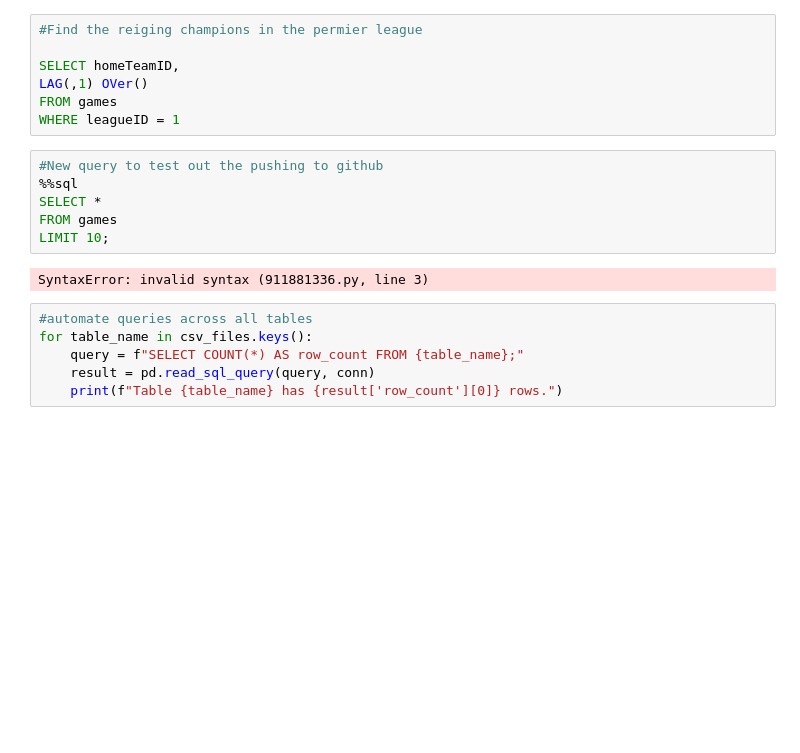
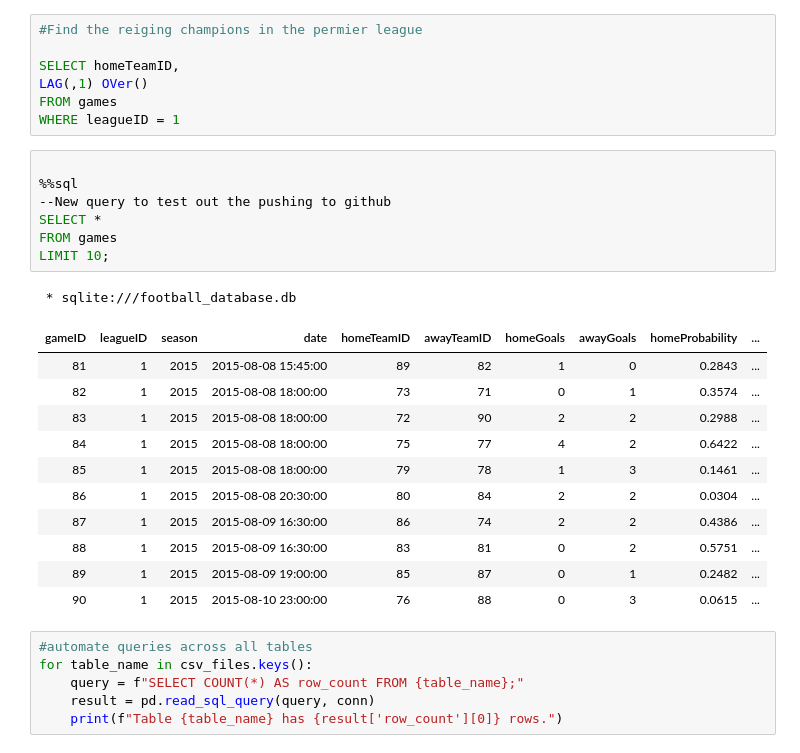
Before and after one commit to Zaki978/European-Soccer-SQL-Data-Project, a Jupyter notebook: EU Football SQL Project.ipynb, the cells around one changed output. Saved outputs shown, nothing was run; the diff lists cells and outputs as text; blank space fills up the shorter version.

```diff
--- a/EU Football SQL Project.ipynb
+++ b/EU Football SQL Project.ipynb
@@ -371,13 +382,25 @@ LAG(,1) OVer()
 FROM games
 WHERE leagueID = 1
 # %%
-#New query to test out the pushing to github
+
 %%sql
+--New query to test out the pushing to github
 SELECT *
 FROM games
 LIMIT 10;
 # %% [output]
-SyntaxError: invalid syntax (911881336.py, line 3)
+ * sqlite:///football_database.db
+| gameID | leagueID | season | date | homeTeamID | awayTeamID | homeGoals | awayGoals | homeProbability | ... |
+| 81 | 1 | 2015 | 2015-08-08 15:45:00 | 89 | 82 | 1 | 0 | 0.2843 | ... |
+| 82 | 1 | 2015 | 2015-08-08 18:00:00 | 73 | 71 | 0 | 1 | 0.3574 | ... |
+| 83 | 1 | 2015 | 2015-08-08 18:00:00 | 72 | 90 | 2 | 2 | 0.2988 | ... |
+| 84 | 1 | 2015 | 2015-08-08 18:00:00 | 75 | 77 | 4 | 2 | 0.6422 | ... |
+| 85 | 1 | 2015 | 2015-08-08 18:00:00 | 79 | 78 | 1 | 3 | 0.1461 | ... |
+| 86 | 1 | 2015 | 2015-08-08 20:30:00 | 80 | 84 | 2 | 2 | 0.0304 | ... |
+| 87 | 1 | 2015 | 2015-08-09 16:30:00 | 86 | 74 | 2 | 2 | 0.4386 | ... |
+| 88 | 1 | 2015 | 2015-08-09 16:30:00 | 83 | 81 | 0 | 2 | 0.5751 | ... |
+| 89 | 1 | 2015 | 2015-08-09 19:00:00 | 85 | 87 | 0 | 1 | 0.2482 | ... |
+| 90 | 1 | 2015 | 2015-08-10 23:00:00 | 76 | 88 | 0 | 3 | 0.0615 | ... |
 # %%
 #automate queries across all tables
 for table_name in csv_files.keys():
```
Also changed, not shown: parts of 11 cells of this notebook, 1 other file.
